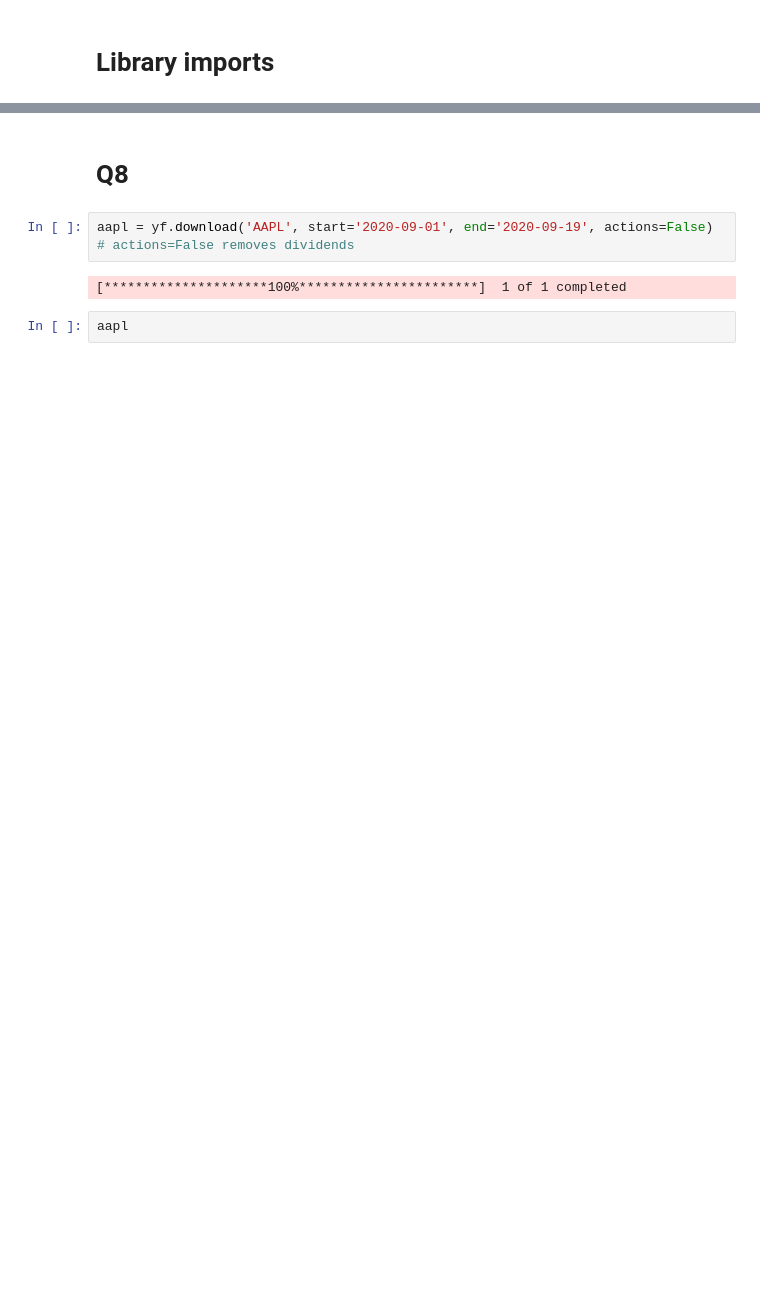
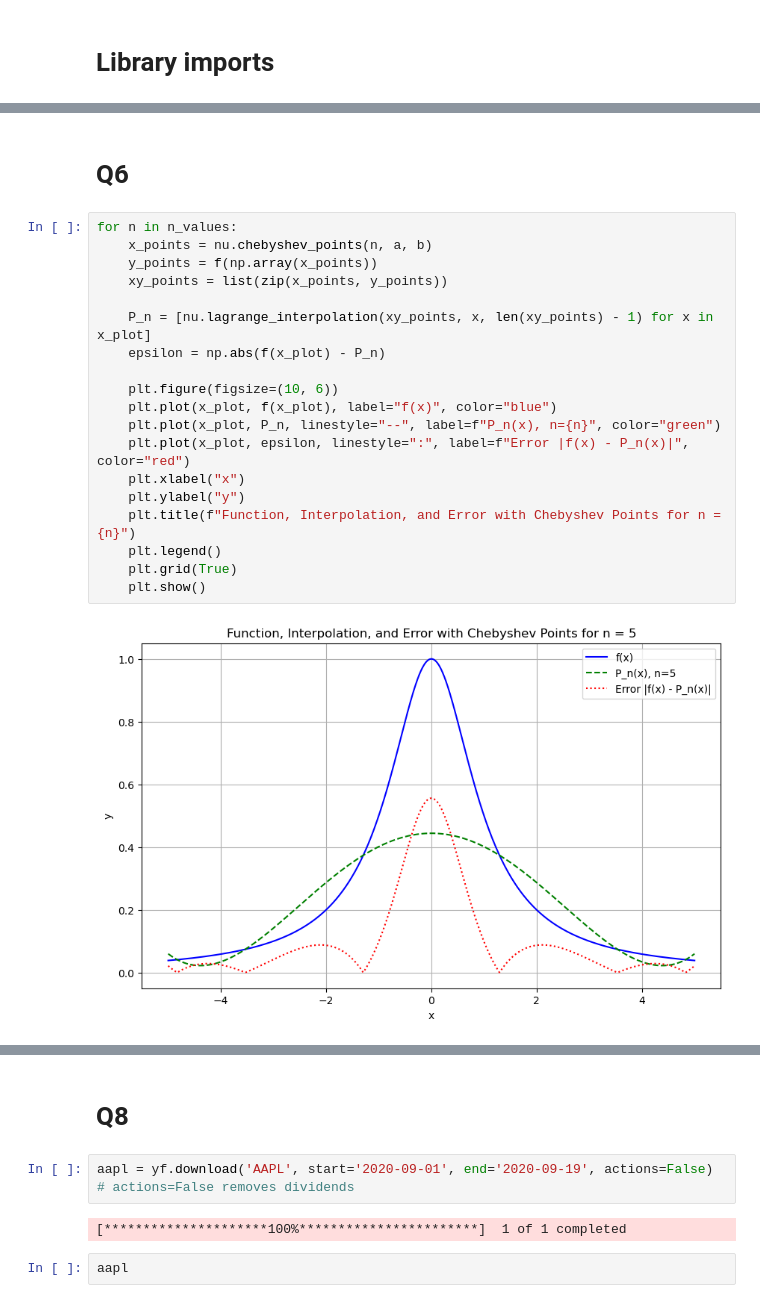
Before and after one commit to atkrish0/numerical-analysis-rbs, a Jupyter notebook: hw3/Atheesh_Krishnan_NA_HW3.ipynb, the cells around one changed output, grey strips where cells are left out. Cells and saved outputs as stored; diff of their text form; blank space fills up the shorter version.

```diff
--- a/hw3/Atheesh_Krishnan_NA_HW3.ipynb
+++ b/hw3/Atheesh_Krishnan_NA_HW3.ipynb
@@ -14,0 +47,23 @@ from numerical_utility import divided_differences
+# %% [markdown]
+# Q6
+# %%
+for n in n_values:
+    x_points = nu.chebyshev_points(n, a, b)
+    y_points = f(np.array(x_points))
+    xy_points = list(zip(x_points, y_points))
+
+    P_n = [nu.lagrange_interpolation(xy_points, x, len(xy_points) - 1) for x in x_plot]
+    epsilon = np.abs(f(x_plot) - P_n)
+
+    plt.figure(figsize=(10, 6))
+    plt.plot(x_plot, f(x_plot), label="f(x)", color="blue")
+    plt.plot(x_plot, P_n, linestyle="--", label=f"P_n(x), n={n}", color="green")
+    plt.plot(x_plot, epsilon, linestyle=":", label=f"Error |f(x) - P_n(x)|", color="red")
+    plt.xlabel("x")
+    plt.ylabel("y")
+    plt.title(f"Function, Interpolation, and Error with Chebyshev Points for n = {n}")
+    plt.legend()
+    plt.grid(True)
+    plt.show()
+# %% [output]
+[figure, added]
```
Also changed, not shown: parts of 10 cells of this notebook, 1 other file.
